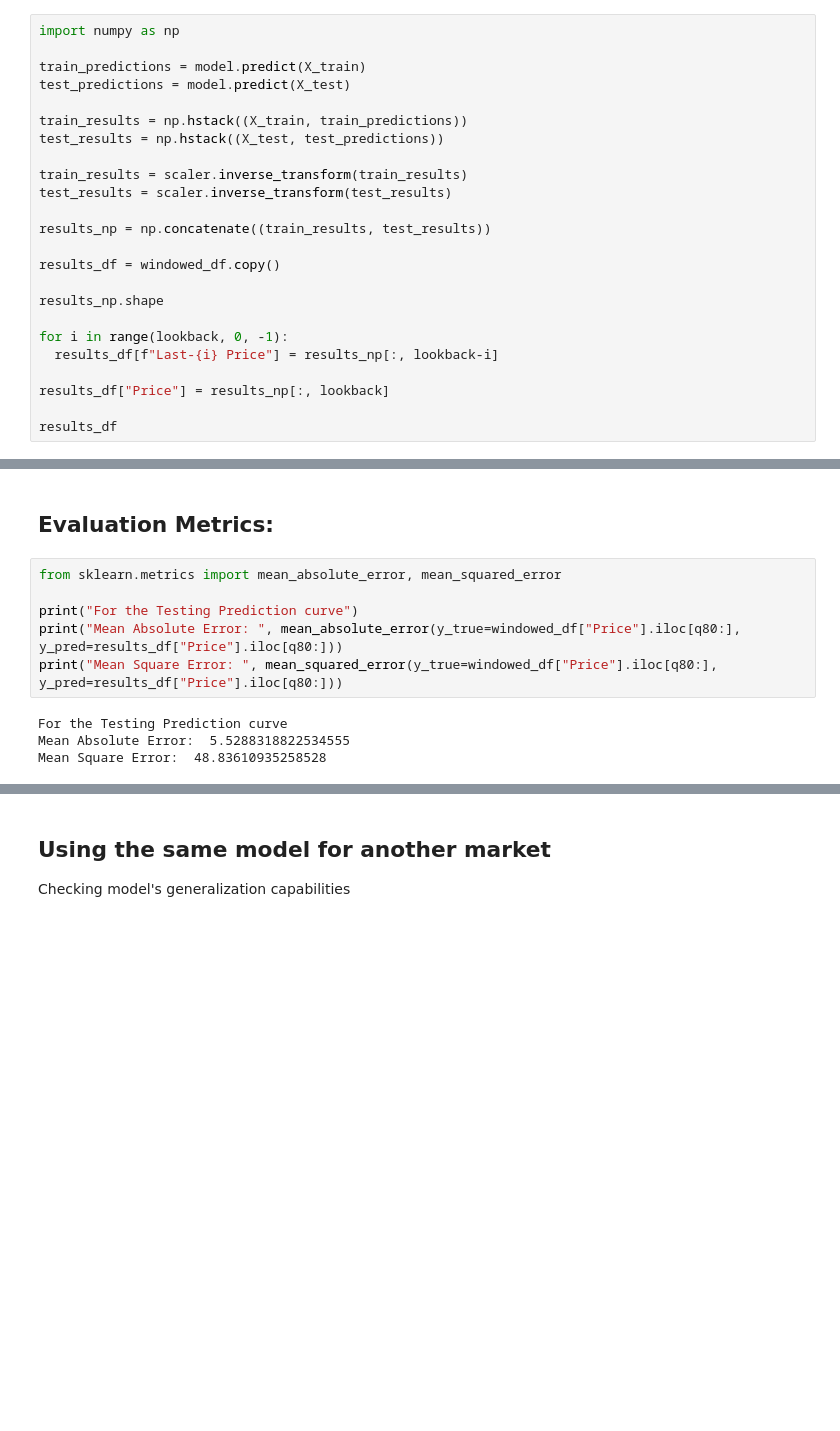
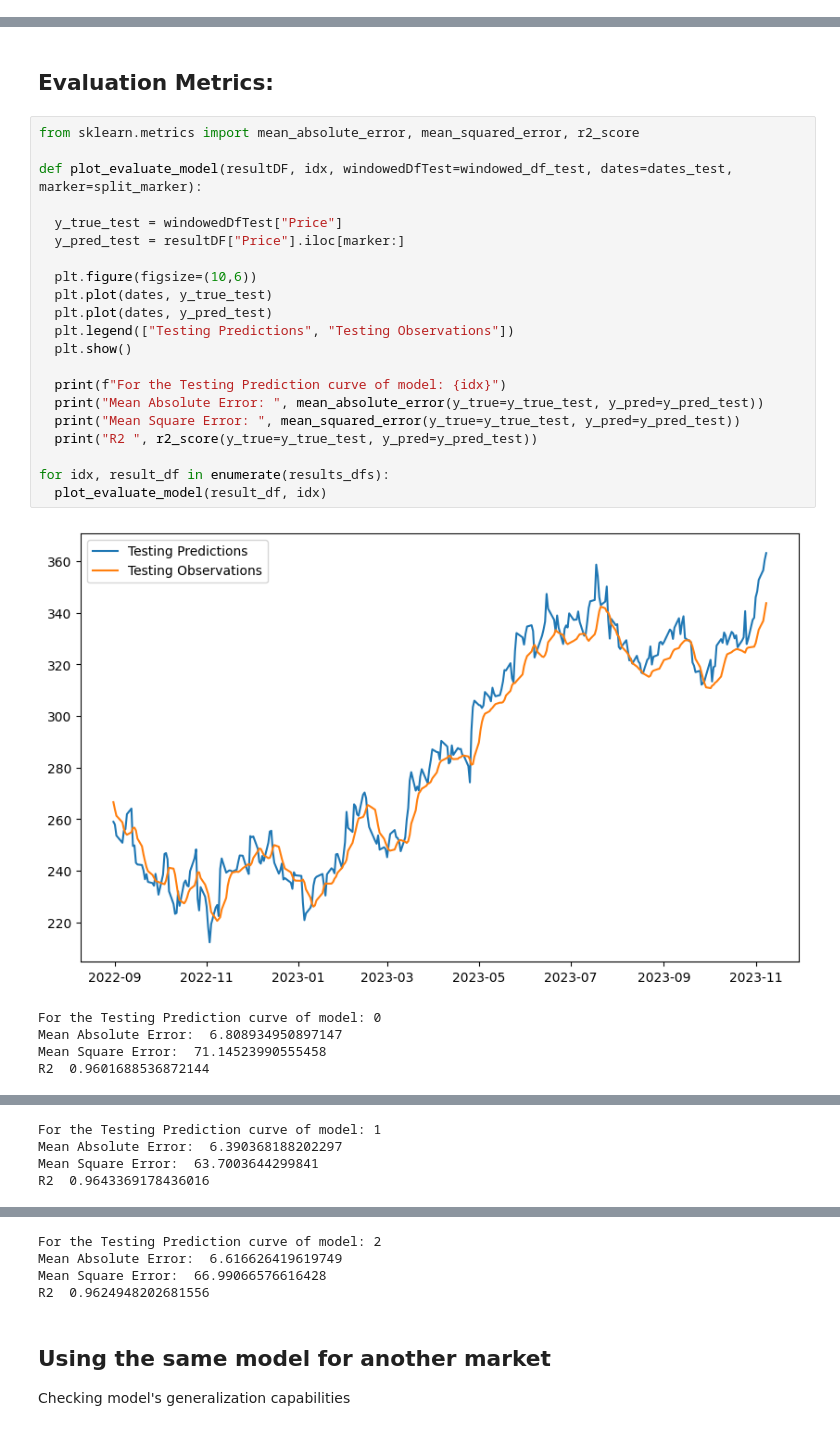
Before and after one commit to wallacelw/Price-Forecasting-With-LSTM, a Jupyter notebook: Prices_Forecasting_with_LSTM.ipynb, the cells around one changed output, grey strips where cells are left out. Cells and saved outputs as stored; diff of their text form; blank space fills up the shorter version.

```diff
--- a/Prices_Forecasting_with_LSTM.ipynb
+++ b/Prices_Forecasting_with_LSTM.ipynb
@@ -197,26 +224,2 @@ Epoch 100/100
 # %% [markdown]
 ## Results
-# %%
-import numpy as np
-
-train_predictions = model.predict(X_train)
-test_predictions = model.predict(X_test)
-
-train_results = np.hstack((X_train, train_predictions))
-test_results = np.hstack((X_test, test_predictions))
-
-train_results = scaler.inverse_transform(train_results)
-test_results = scaler.inverse_transform(test_results)
-
-results_np = np.concatenate((train_results, test_results))
-
-results_df = windowed_df.copy()
-
-results_np.shape
-
-for i in range(lookback, 0, -1):
-  results_df[f"Last-{i} Price"] = results_np[:, lookback-i]
-
-results_df["Price"] = results_np[:, lookback]
-
-results_df
@@ -256,12 +256,29 @@ plt.legend(["Testing Predictions", "Testing Observations"])
 # %% [markdown]
 ## Evaluation Metrics:
-# %%
-from sklearn.metrics import mean_absolute_error, mean_squared_error
-
-print("For the Testing Prediction curve")
-print("Mean Absolute Error: ", mean_absolute_error(y_true=windowed_df["Price"].iloc[q80:], y_pred=results_df["Price"].iloc[q80:]))
-print("Mean Square Error: ", mean_squared_error(y_true=windowed_df["Price"].iloc[q80:], y_pred=results_df["Price"].iloc[q80:]))
-# %% [output]
-For the Testing Prediction curve
-Mean Absolute Error:  5.5288318822534555
-Mean Square Error:  48.83610935258528
+# %%
+from sklearn.metrics import mean_absolute_error, mean_squared_error, r2_score
+
+def plot_evaluate_model(resultDF, idx, windowedDfTest=windowed_df_test, dates=dates_test, marker=split_marker):
+
+  y_true_test = windowedDfTest["Price"]
+  y_pred_test = resultDF["Price"].iloc[marker:]
+
+  plt.figure(figsize=(10,6))
+  plt.plot(dates, y_true_test)
+  plt.plot(dates, y_pred_test)
+  plt.legend(["Testing Predictions", "Testing Observations"])
+  plt.show()
+
+  print(f"For the Testing Prediction curve of model: {idx}")
+  print("Mean Absolute Error: ", mean_absolute_error(y_true=y_true_test, y_pred=y_pred_test))
+  print("Mean Square Error: ", mean_squared_error(y_true=y_true_test, y_pred=y_pred_test))
+  print("R2 ", r2_score(y_true=y_true_test, y_pred=y_pred_test))
+
+for idx, result_df in enumerate(results_dfs):
+  plot_evaluate_model(result_df, idx)
+# %% [output]
+[figure, added]
+For the Testing Prediction curve of model: 0
+Mean Absolute Error:  6.808934950897147
+Mean Square Error:  71.14523990555458
+R2  0.9601688536872144
@@ -267,0 +286,4 @@ Mean Square Error:  48.83610935258528
+For the Testing Prediction curve of model: 1
+Mean Absolute Error:  6.390368188202297
+Mean Square Error:  63.7003644299841
+R2  0.9643369178436016
@@ -268,3 +291,7 @@ Mean Square Error:  48.83610935258528
+For the Testing Prediction curve of model: 2
+Mean Absolute Error:  6.616626419619749
+Mean Square Error:  66.99066576616428
+R2  0.9624948202681556
 # %% [markdown]
 ## Using the same model for another market
 
```
Also changed, not shown: parts of 15 cells of this notebook.
